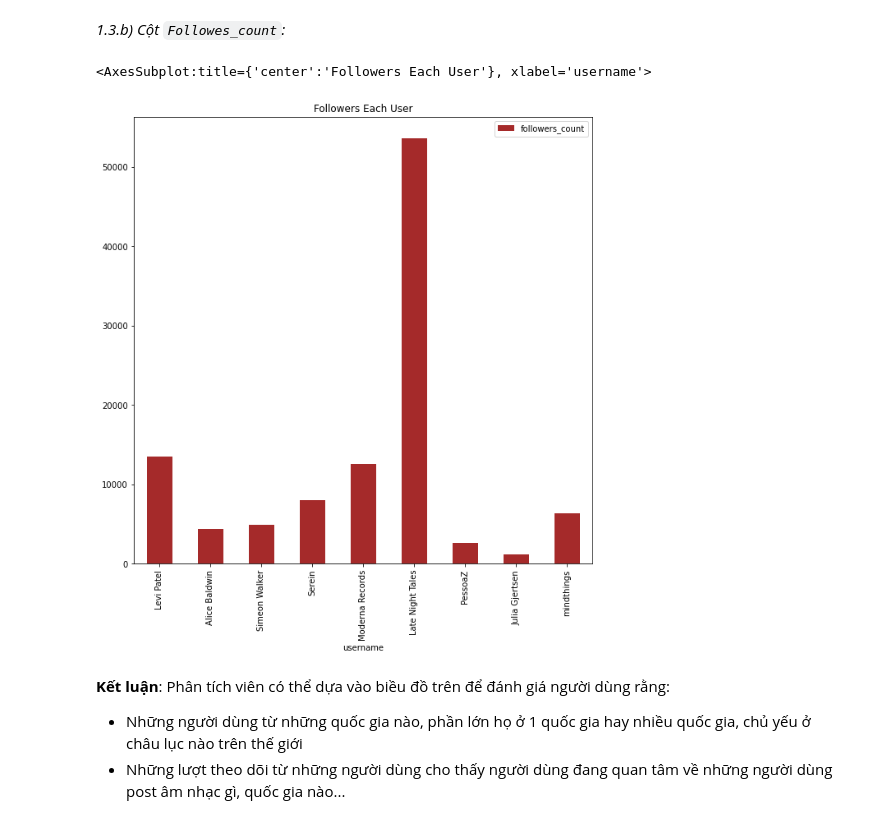
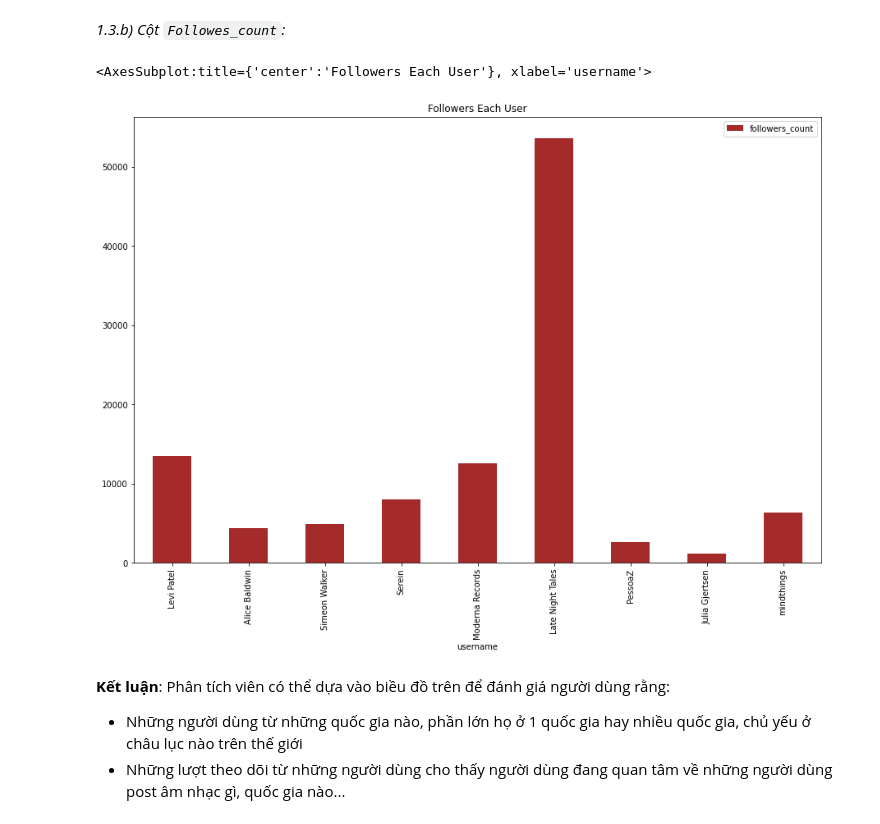
Before and after one commit to 19120039/DACK_LTKHDL, a Jupyter notebook: EXPLORING_DATA/19120039_19120138_EXPLORING_DATA.ipynb, the cells around one changed output. Cells and saved outputs as stored; diff of their text form; code cells hidden in the pictures.

```diff
--- a/EXPLORING_DATA/19120039_19120138_EXPLORING_DATA.ipynb
+++ b/EXPLORING_DATA/19120039_19120138_EXPLORING_DATA.ipynb
@@ -145,11 +158,11 @@ plt.show()
 # %%
 # Ở cột Follower_count
 # Lấy 10 dữ liệu đầu tiên
 a = user_df[1:10]
-a.plot(x = 'username', y = 'followers_count', kind = 'bar', figsize = (10,10), title = 'Followers Each User', color='brown')
+a.plot(x = 'username', y = 'followers_count', kind = 'bar', figsize = (15,10), title = 'Followers Each User', color='brown')
 # %% [output]
 <AxesSubplot:title={'center':'Followers Each User'}, xlabel='username'>
-[figure, old version]
+[figure, new version]
 # %% [markdown]
 **Kết luận**: Phân tích viên có thể dựa vào biều đồ trên để đánh giá người dùng rằng:
 - Những người dùng từ những quốc gia nào, phần lớn họ ở 1 quốc gia hay nhiều quốc gia, chủ yếu ở châu lục nào trên thế giới
```
Also changed, not shown: parts of 7 cells of this notebook.
